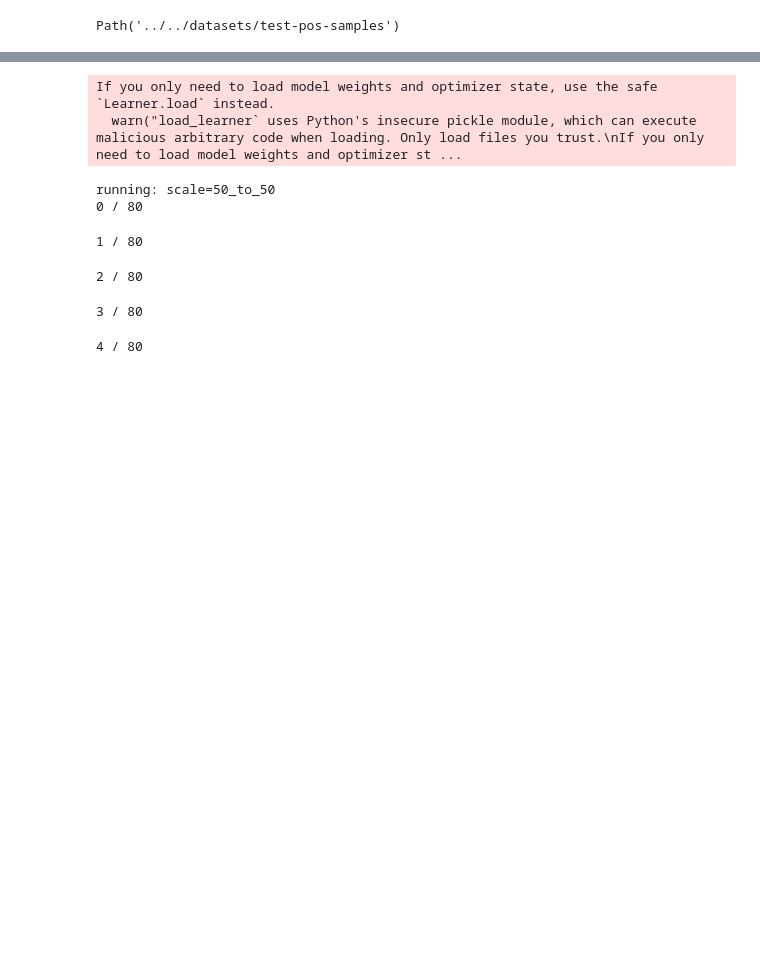
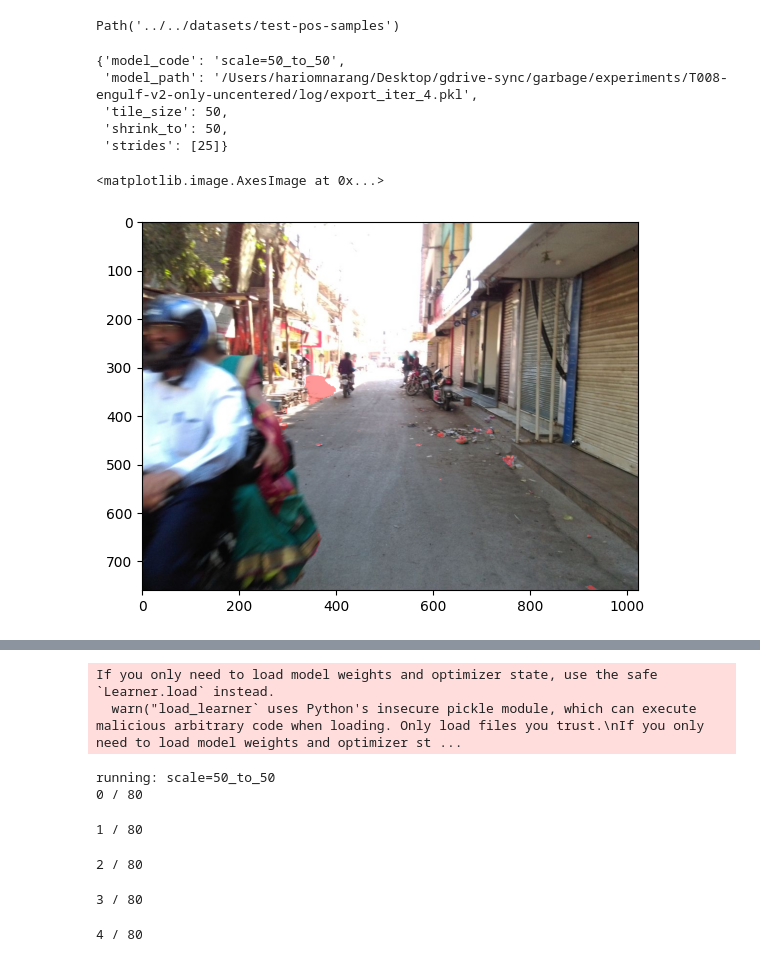
Before and after one commit to narang99/roads, a Jupyter notebook: mtrain/notebooks/test-pos-samples.ipynb, the cells around one changed output, grey strips where cells are left out. Saved outputs shown, nothing was run; the diff lists cells and outputs as text; code cells hidden in the pictures; blank space fills up the shorter version.

```diff
--- a/mtrain/notebooks/test-pos-samples.ipynb
+++ b/mtrain/notebooks/test-pos-samples.ipynb
@@ -13,6 +13,7 @@ DS = Path("../../datasets")
 POS = DS / "positive-samples"
 
 OUT_MAIN = DS / "test-pos-samples"
+SEGS = OUT_MAIN / "segs"
 OUT_MAIN.mkdir(parents=True, exist_ok=True)
 IMAGES = list(POS.glob("*.jpg"))
 IMAGES[:2]
@@ -26,7 +27,7 @@ Path('../../datasets/test-pos-samples')
 # TILE_SIZE = 200
 # SHRINK_TO = 200
 
-VERSION = "stridded_mapillary_neg"
+VERSION = "stridded_mapillary_neg_with_elev"
 
 EXPERIMENTS = [
     # {
@@ -40,18 +41,21 @@ EXPERIMENTS = [
     #     "model_path": "/Users/hariomnarang/Desktop/gdrive-sync/garbage/experiments/T009-engulf-3000-200/log/export_iter_4.pkl",
     #     "tile_size": 200,
     #     "shrink_to": 200,
+    #     "strides": [25, 50, 75, 100, 125, 150, 175],
     # },
     # {
     #     "model_code": "scale=100_to_50",
     #     "model_path": "/Users/hariomnarang/Desktop/gdrive-sync/garbage/experiments/T008-engulf-v2-only-uncentered/log/export_iter_4.pkl",
     #     "tile_size": 100,
-    #     "shrink_to": 50,
+    #     "shrink_to": 100,
+    #     "strides": [25, 50, 75],
     # },
     {
         "model_code": "scale=50_to_50",
         "model_path": "/Users/hariomnarang/Desktop/gdrive-sync/garbage/experiments/T008-engulf-v2-only-uncentered/log/export_iter_4.pkl",
         "tile_size": 50,
         "shrink_to": 50,
+        "strides": [25],
     },
 ]
 
@@ -202,3 +320,30 @@ def predict_unet_with_resizer(
         (1 - alpha) * res[full_mask].astype(np.float32) + alpha * np.array([255, 0, 0])
     ).astype(np.uint8)
     return res, full_mask
+# %%
+exp = EXPERIMENTS[0]
+res, mask = {}, {}
+exp
+# %% [output]
+{'model_code': 'scale=50_to_50',
+ 'model_path': '/Users/hariomnarang/Desktop/gdrive-sync/garbage/experiments/T008-engulf-v2-only-uncentered/log/export_iter_4.pkl',
+ 'tile_size': 50,
+ 'shrink_to': 50,
+ 'strides': [25]}
+# %%
+learner = load_learner(exp["model_path"])
+r, m = _predict_with_strides(
+    Path('/Users/hariomnarang/Desktop/personal/roads/datasets/test-pos-samples/stridded_mapillary_neg_with_elev/scale=50_to_50/269626184842101/image.jpg'),
+    100,
+    exp["shrink_to"],
+    learner,
+    strides=[],
+)
+
+
+# res_7_100, mask_7_100 = _predict_with_strides(IMAGES[17], exp["tile_size"], exp["shrink_to"], learner, strides=exp["strides"])
+# %%
+plt.imshow(r)
+# %% [output]
+<matplotlib.image.AxesImage at 0x...>
+[figure, added]
```
Also changed, not shown: parts of 13 cells of this notebook, 19 other files.
